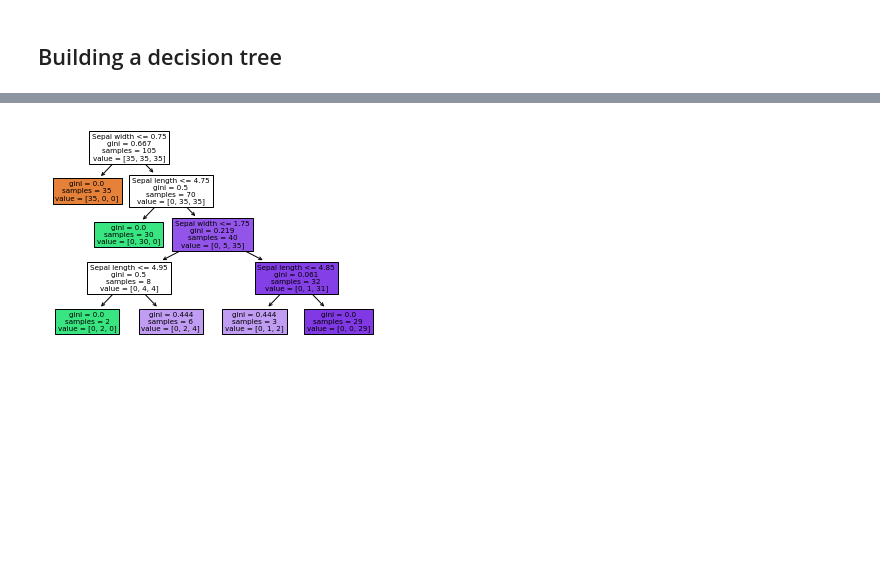
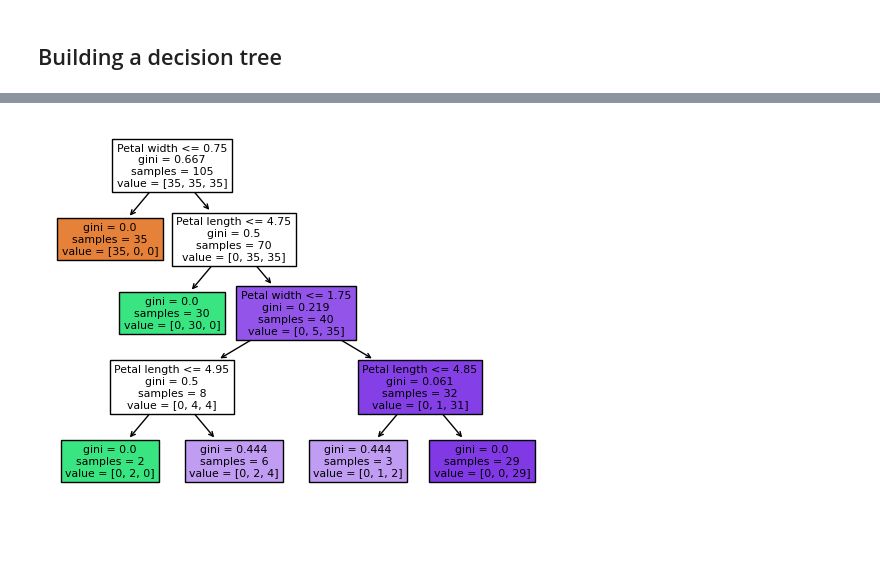
Before and after one commit to fatinshariff/machine-learning-book_SRaschka, a Jupyter notebook: ch03/ch03.ipynb, the cells around one changed output, grey strips where cells are left out. Saved outputs shown, nothing was run; the diff lists cells and outputs as text; code cells hidden in the pictures; blank space fills up the shorter version.

Commit message:
Fix feature_names to match selected features in ch03.ipynb

```diff
--- a/ch03/ch03.ipynb
+++ b/ch03/ch03.ipynb
@@ -682,16 +682,15 @@ plt.show()
 # %%
 from sklearn import tree
 
-feature_names = ['Sepal length', 'Sepal width',
-                 'Petal length', 'Petal width']
+feature_names = ['Petal length', 'Petal width']
 tree.plot_tree(tree_model,
                feature_names=feature_names,
                filled=True)
 
 #plt.savefig('figures/03_21_1.pdf')
 plt.show()
 # %% [output]
-[figure, old version]
+[figure, new version]
 # %% [markdown]
 <br>
 <br>
```
Also changed, not shown: parts of 18 cells of this notebook.
